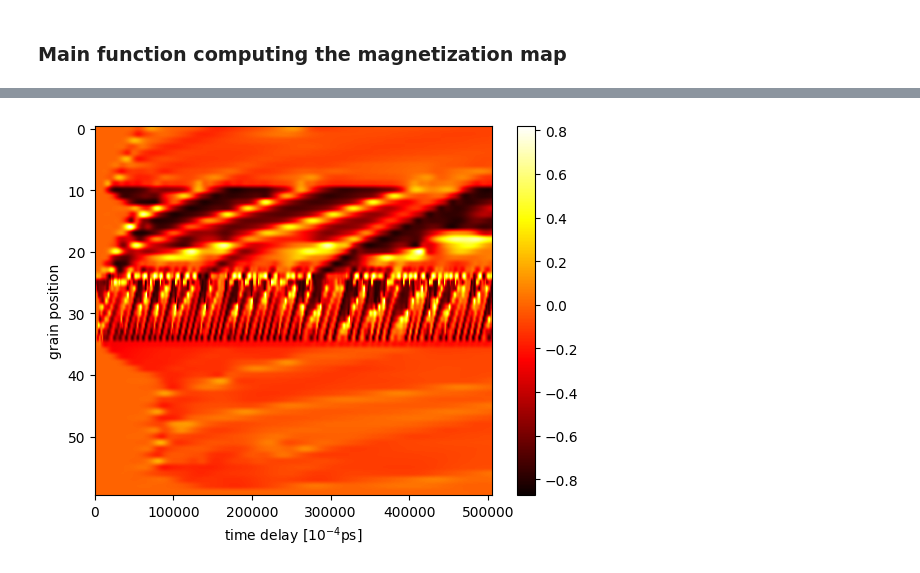
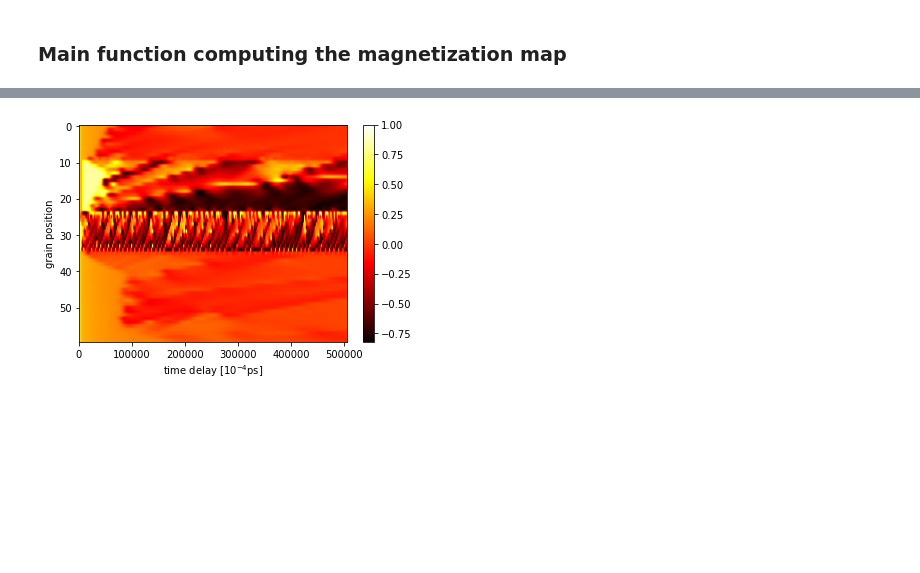
Before and after one commit to Nilodirf/LLB, a Jupyter notebook: llb_params.ipynb, the cells around one changed output, grey strips where cells are left out. Cells and saved outputs as stored; diff of their text form; code cells hidden in the pictures; blank space fills up the shorter version.

```diff
--- a/llb_params.ipynb
+++ b/llb_params.ipynb
@@ -735,12 +735,12 @@ Magnetization map created. Total time spent: 340.3740339279175 s
 # %%
-color_data = mag_map_man[:, :, 0].T
+color_data = mag_map_man[:, :, 2].T
 plt.imshow(color_data, cmap='hot', aspect='auto')
 plt.ylabel(r'grain position')
 plt.xlabel(r'time delay [$10^{-4}$ps]')
 plt.colorbar()
 plt.show()
 # %% [output]
-[figure, old version]
+[figure, new version]
 # %%
 #plt.plot(delay, mag_map_man[:,:,2][:-1])
 #plt.scatter(delay, mys)
```
Also changed, not shown: parts of 2 cells of this notebook, 1 other file.
